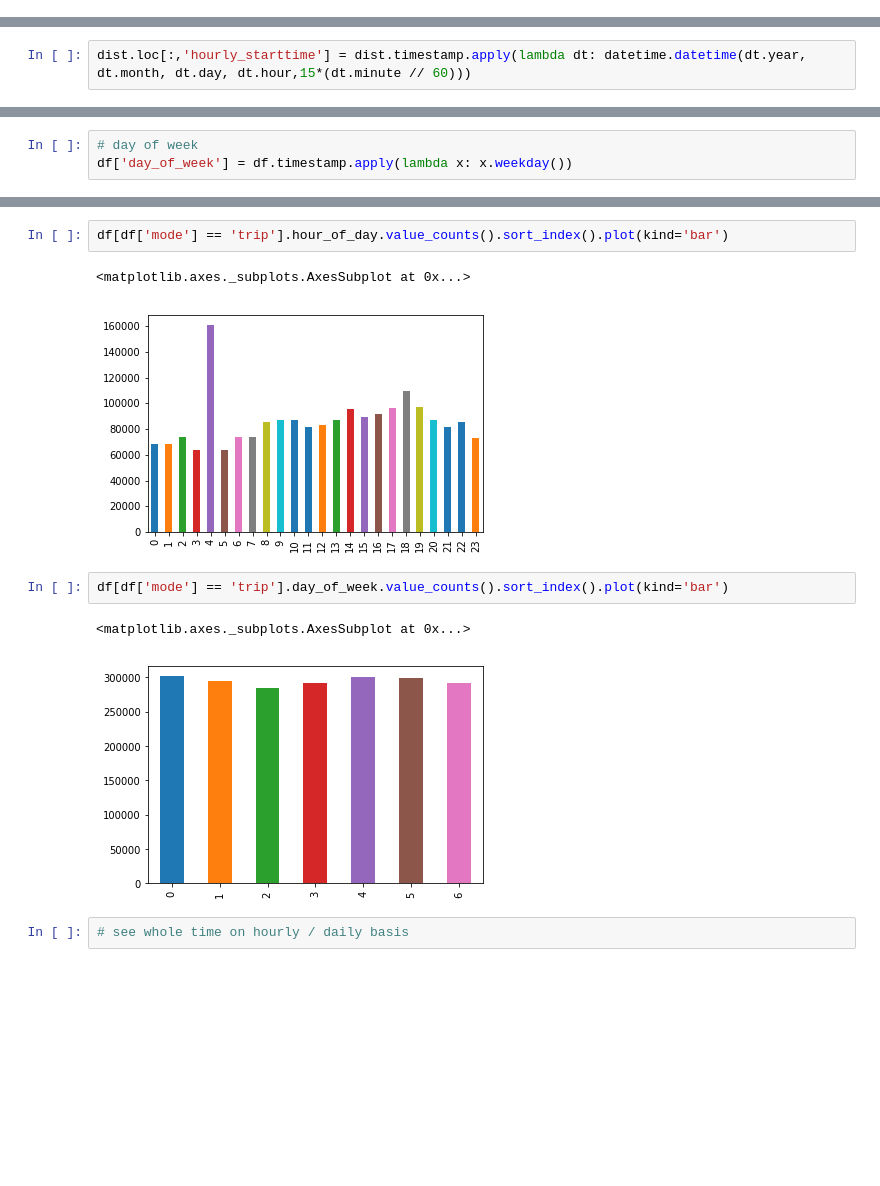
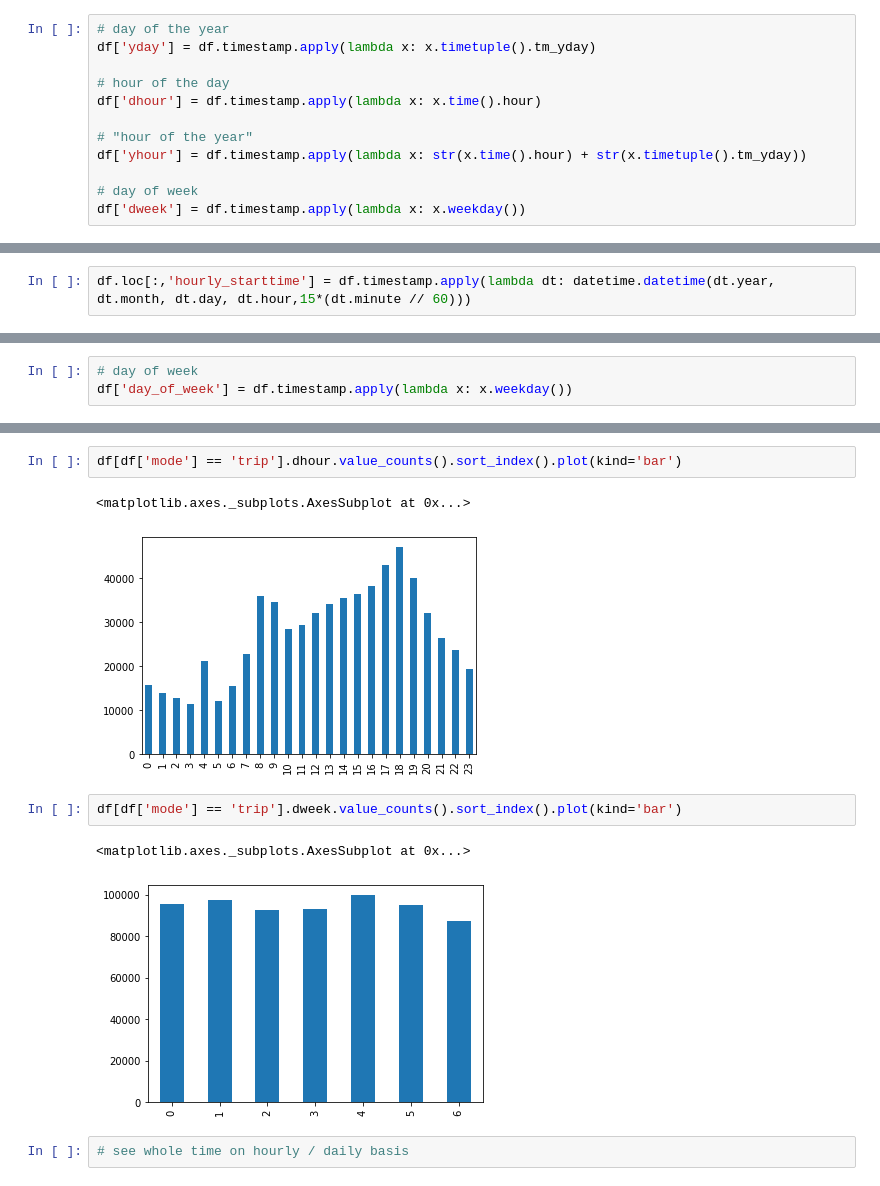
Before and after one commit to technologiestiftung/bike-sharing, a Jupyter notebook: src/analysis/analysis.ipynb, the cells around one changed output, grey strips where cells are left out. Drawn from its saved outputs; the diff is of its cells as text; blank space fills up the shorter version.

```diff
--- a/src/analysis/analysis.ipynb
+++ b/src/analysis/analysis.ipynb
@@ -256,0 +33,12 @@ pseudon.to_csv('../../data/pseudonomysed_clean.csv', index_label='id')
+# %%
+# day of the year
+df['yday'] = df.timestamp.apply(lambda x: x.timetuple().tm_yday)
+
+# hour of the day
+df['dhour'] = df.timestamp.apply(lambda x: x.time().hour)
+
+# "hour of the year"
+df['yhour'] = df.timestamp.apply(lambda x: str(x.time().hour) + str(x.timetuple().tm_yday))
+
+# day of week
+df['dweek'] = df.timestamp.apply(lambda x: x.weekday())
@@ -334,2 +86,2 @@ df[df['mode'] == 'accessible'].duration.describe()
 # %%
-dist.loc[:,'hourly_starttime'] = dist.timestamp.apply(lambda dt: datetime.datetime(dt.year, dt.month, dt.day, dt.hour,15*(dt.minute // 60)))
+df.loc[:,'hourly_starttime'] = df.timestamp.apply(lambda dt: datetime.datetime(dt.year, dt.month, dt.day, dt.hour,15*(dt.minute // 60)))
@@ -594,13 +358,13 @@ df['day_of_week'] = df.timestamp.apply(lambda x: x.weekday())
 # %%
-df[df['mode'] == 'trip'].hour_of_day.value_counts().sort_index().plot(kind='bar')
+df[df['mode'] == 'trip'].dhour.value_counts().sort_index().plot(kind='bar')
 # %% [output]
 <matplotlib.axes._subplots.AxesSubplot at 0x...>
-[figure, old version]
+[figure, new version]
 # %%
-df[df['mode'] == 'trip'].day_of_week.value_counts().sort_index().plot(kind='bar')
+df[df['mode'] == 'trip'].dweek.value_counts().sort_index().plot(kind='bar')
 # %% [output]
 <matplotlib.axes._subplots.AxesSubplot at 0x...>
-[figure, old version]
+[figure, new version]
 # %%
 # see whole time on hourly / daily basis
 # %%
```
Also changed, not shown: parts of 103 cells of this notebook.
